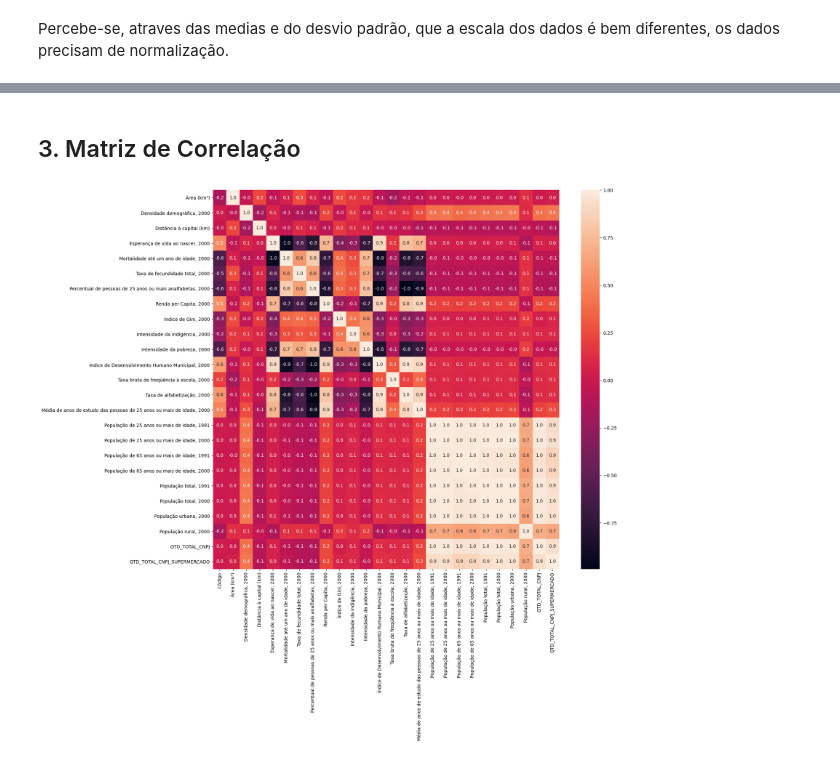
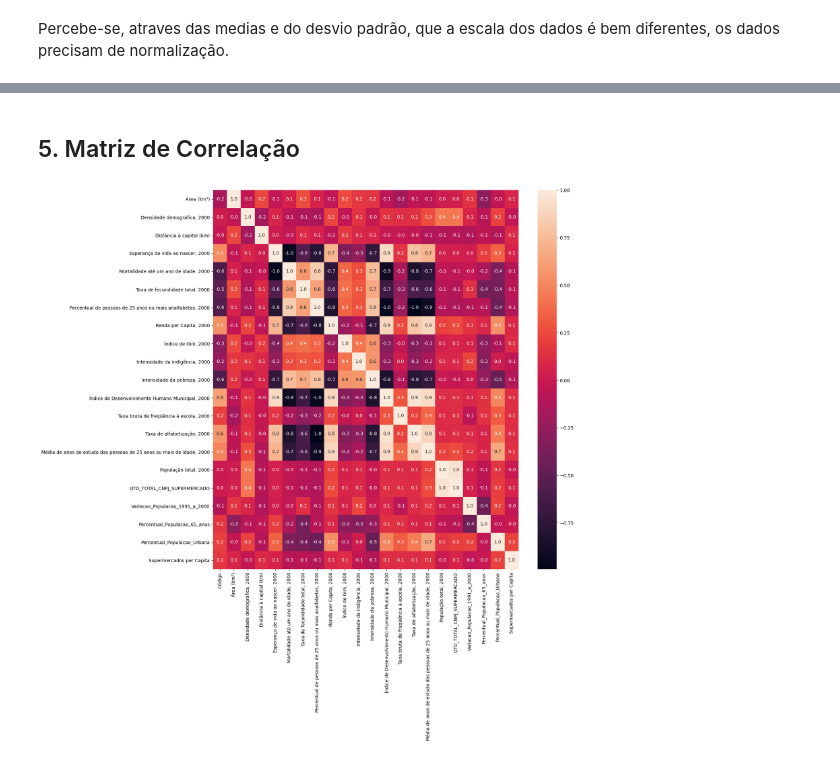
Before and after one commit to danielvolponi/case_plusoft_supermercado, a Jupyter notebook: notebooks/02_Analise_Exploratoria_de_Dados.ipynb, the cells around one changed output, grey strips where cells are left out. Cells and saved outputs as stored; diff of their text form; code cells hidden in the pictures.

```diff
--- a/notebooks/02_Analise_Exploratoria_de_Dados.ipynb
+++ b/notebooks/02_Analise_Exploratoria_de_Dados.ipynb
@@ -96,0 +110,15 @@ Percebe-se, atraves das medias e do desvio padrão, que a escala dos dados é be
+# %%
+# Criando Variáveis
+df_municipios['Variacao_Populacao_1991_a_2000'] = df_municipios['População total, 2000'] / df_municipios['População total, 1991'] - 1
+df_municipios['Percentual_Populacao_65_anos'] = df_municipios['População de 65 anos ou mais de idade, 2000'] / df_municipios['População total, 2000']
+df_municipios['Percentual_Populacao_Urbana'] = df_municipios['População urbana, 2000'] / df_municipios['População total, 2000']
+# %%
+# Removendo Demais Variáveis
+df_municipios.drop(columns=['População de 65 anos ou mais de idade, 2000', \
+                            'População de 65 anos ou mais de idade, 1991', \
+                           'População de 25 anos ou mais de idade, 1991', \
+                           'População de 25 anos ou mais de idade, 2000', \
+                           'População total, 1991', \
+                           'População rural, 2000', \
+                           'População urbana, 2000'], inplace = True)
+df_municipios.head()
@@ -96,0 +137,5 @@ Percebe-se, atraves das medias e do desvio padrão, que a escala dos dados é be
+# %%
+df_municipios['Supermercados per Capita'] = df_municipios['QTD_TOTAL_CNPJ_SUPERMERCADO'] / df_municipios['População total, 2000']
+# %%
+df_municipios.drop(columns=['QTD_TOTAL_CNPJ'], inplace = True)
+df_municipios.head()
@@ -97,9 +150,9 @@ Percebe-se, atraves das medias e do desvio padrão, que a escala dos dados é be
 # %% [markdown]
-## 3. Matriz de Correlação
+## 5. Matriz de Correlação
 # %%
 matriz_correlacao = df_municipios.corr().drop('Código')
-plt.figure(figsize=(17, 15))
+plt.figure(figsize=(15, 15))
 sns.heatmap(matriz_correlacao, annot = True, fmt = ".1f")
 plt.show()
 # %% [output]
-[figure, old version]
+[figure, new version]
```
Also changed, not shown: parts of 15 cells of this notebook, 2 other files.
